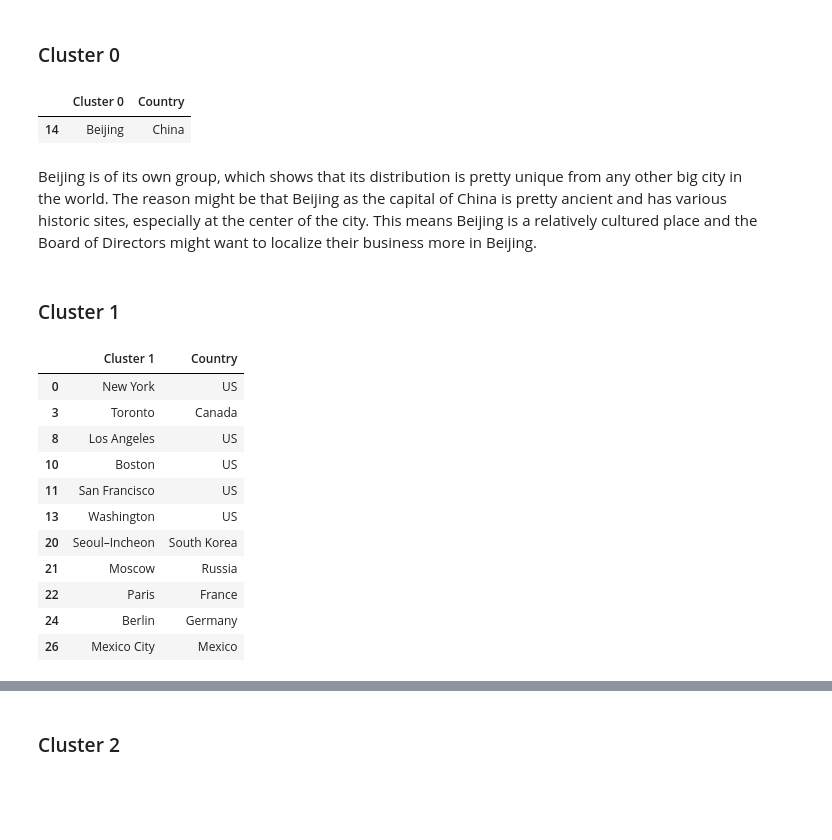
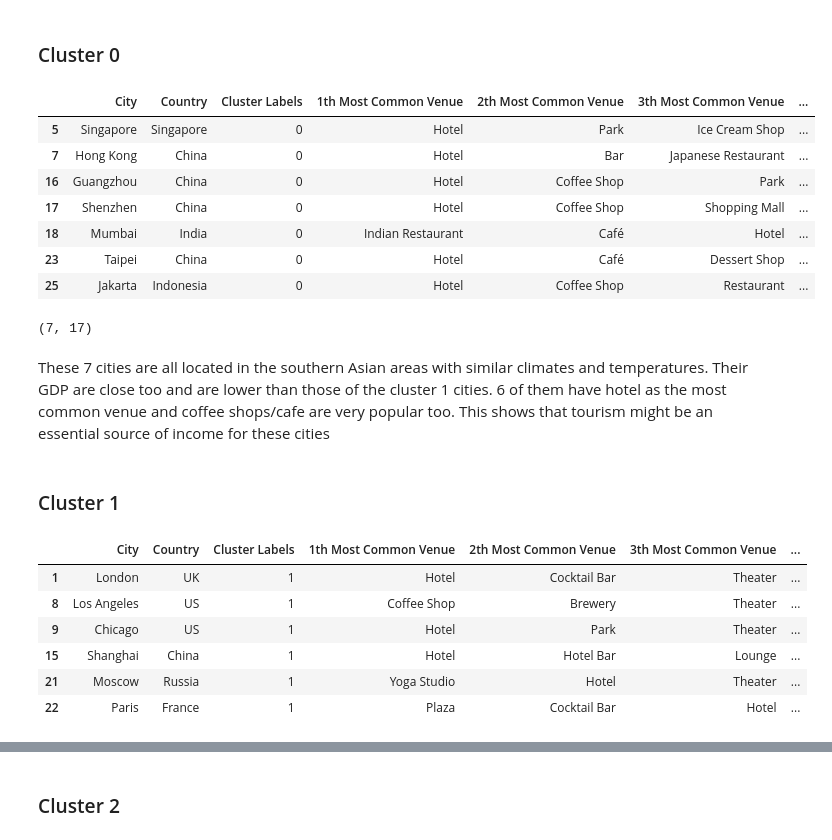
Before and after one commit to Julietsirui/Coursera_Capstone, a Jupyter notebook: Self_Initiated Project.ipynb, the cells around one changed output, grey strips where cells are left out. Saved outputs shown, nothing was run; the diff lists cells and outputs as text; code cells hidden in the pictures; blank space fills up the shorter version.

```diff
--- a/Self_Initiated Project.ipynb
+++ b/Self_Initiated Project.ipynb
@@ -268,0 +631,4 @@ City_venue_sorted
+# %%
+## Drop GDP and Temperature columns
+world_merged_cluster = world_merged_cluster.drop(['GDP', 'Temperature'], axis = 1)
+world_merged_cluster.head()
@@ -268,0 +646,5 @@ City_venue_sorted
+# %%
+## 10 times to normalized GDP
+world_merged_cluster['Normalized GDP'] = world_merged_cluster['Normalized GDP']*1.5
+world_merged_cluster['Normalized Temperature'] = world_merged_cluster['Normalized Temperature']*1.5
+world_merged_cluster
@@ -271,14 +672,14 @@ City_venue_sorted
 We will use the onehot-coded grouped data to fit a kmeans clustering model
 # %%
 ## Drop out the city column of the grouped data for model training
-world_grouped_clustering = world_grouped.drop(['City'], axis = 1)
+world_grouped_clustering = world_merged_cluster.drop(['City'], axis = 1)
 
 ## import machine learning packages
 import sklearn
 from sklearn.cluster import KMeans
 
 ## Create and fit a kmeans model
-model_kmeans = KMeans(n_clusters = 5, random_state = 0)
+model_kmeans = KMeans(n_clusters = 6, random_state = 0)
 model_kmeans.fit(world_grouped_clustering)
 
 ## Check out the labels
@@ -313,9 +714,11 @@ City_df.shape
 (27, 4)
 # %%
 ## Since the two dataframes have the same shape, we can merge them on the Postal Code
+City_venue_sorted = City_venue_sorted.replace('Seoul–Incheon', 'Seoul')
 world_merged = City_df
+world_merged = world_merged.replace('Seoul–Incheon', 'Seoul')
 world_merged = world_merged.join(City_venue_sorted.set_index('City'), on = 'City')
 
-world_merged.head()
+world_merged
 # %% [output]
 |  | City | Latitude | Longitude | Country | Cluster Labels | 1th Most Common Venue | 2th Most Common Venue | ... |
@@ -365,33 +779,47 @@ Based on the analysis above, a total of 27 cities were clustered into 5 groups a
 # %%
 ## Filter out the cluster 0 cities and change the column name to cluster 0
 Cluster0 = pd.DataFrame(world_merged[world_merged['Cluster Labels'] == 0][['City', 'Country']])
-Cluster0.columns = ['Cluster 0', 'Country']
+Cluster0.columns = ['City', 'Country']
+Cluster0 = pd.DataFrame(world_merged[world_merged['Cluster Labels'] == 0][['City', 'Country']]).replace('Seoul–Incheon','Seoul')
+Cluster0.columns = ['City', 'Country']
+Cluster0 = Cluster0.join(City_venue_sorted.set_index('City'), on = 'City')
+Cluster0 = Cluster0.join(gdp_filtered_sorted1.set_index('City'), on = 'City')
+Cluster0 = Cluster0.join(temp_sorted.set_index('City'), on = 'City')
 Cluster0
 # %% [output]
-|  | Cluster 0 | Country |
-| 14 | Beijing | China |
+|  | City | Country | Cluster Labels | 1th Most Common Venue | 2th Most Common Venue | 3th Most Common Venue | ... |
+| 5 | Singapore | Singapore | 0 | Hotel | Park | Ice Cream Shop | ... |
+| 7 | Hong Kong | China | 0 | Hotel | Bar | Japanese Restaurant | ... |
+| 16 | Guangzhou | China | 0 | Hotel | Coffee Shop | Park | ... |
+| 17 | Shenzhen | China | 0 | Hotel | Coffee Shop | Shopping Mall | ... |
+| 18 | Mumbai | India | 0 | Indian Restaurant | Café | Hotel | ... |
+| 23 | Taipei | China | 0 | Hotel | Café | Dessert Shop | ... |
+| 25 | Jakarta | Indonesia | 0 | Hotel | Coffee Shop | Restaurant | ... |
-# %% [markdown]
-Beijing is of its own group, which shows that its distribution is pretty unique from any other big city in the world. The reason might be that Beijing as the capital of China is pretty ancient and has various historic sites, especially at the center of the city. This means Beijing is a relatively cultured place and the Board of Directors might want to localize their business more in Beijing.
+# %%
+Cluster0.shape
+# %% [output]
+(7, 17)
+# %% [markdown]
+These 7 cities are all located in the southern Asian areas with similar climates and temperatures. Their GDP are close too and are lower than those of the cluster 1 cities. 6 of them have hotel as the most common venue and coffee shops/cafe are very popular too. This shows that tourism might be an essential source of income for these cities
 # %% [markdown]
 ### Cluster 1
 # %%
 ## Filter out the cluster 1 cities and change the column name to cluster 1
-Cluster1 = pd.DataFrame(world_merged[world_merged['Cluster Labels'] == 1][['City', 'Country']])
-Cluster1.columns = ['Cluster 1', 'Country']
+City_venue_sorted = City_venue_sorted.replace('Seoul–Incheon', 'Seoul')
+Cluster1 = pd.DataFrame(world_merged[world_merged['Cluster Labels'] == 1][['City', 'Country']]).replace('Seoul–Incheon','Seoul')
+Cluster1.columns = ['City', 'Country']
+Cluster1 = Cluster1.join(City_venue_sorted.set_index('City'), on = 'City')
+Cluster1 = Cluster1.join(gdp_filtered_sorted1.set_index('City'), on = 'City')
+Cluster1 = Cluster1.join(temp_sorted.set_index('City'), on = 'City')
 Cluster1
 # %% [output]
-|  | Cluster 1 | Country |
-| 0 | New York | US |
-| 3 | Toronto | Canada |
-| 8 | Los Angeles | US |
-| 10 | Boston | US |
-| 11 | San Francisco | US |
-| 13 | Washington | US |
-| 20 | Seoul–Incheon | South Korea |
-| 21 | Moscow | Russia |
-| 22 | Paris | France |
-| 24 | Berlin | Germany |
-| 26 | Mexico City | Mexico |
+|  | City | Country | Cluster Labels | 1th Most Common Venue | 2th Most Common Venue | 3th Most Common Venue | ... |
+| 1 | London | UK | 1 | Hotel | Cocktail Bar | Theater | ... |
+| 8 | Los Angeles | US | 1 | Coffee Shop | Brewery | Theater | ... |
+| 9 | Chicago | US | 1 | Hotel | Park | Theater | ... |
+| 15 | Shanghai | China | 1 | Hotel | Hotel Bar | Lounge | ... |
+| 21 | Moscow | Russia | 1 | Yoga Studio | Hotel | Theater | ... |
+| 22 | Paris | France | 1 | Plaza | Cocktail Bar | Hotel | ... |
 # %%
 # Count how many cities in cluster 1
 Cluster1.shape
```
Also changed, not shown: parts of 59 cells of this notebook.
